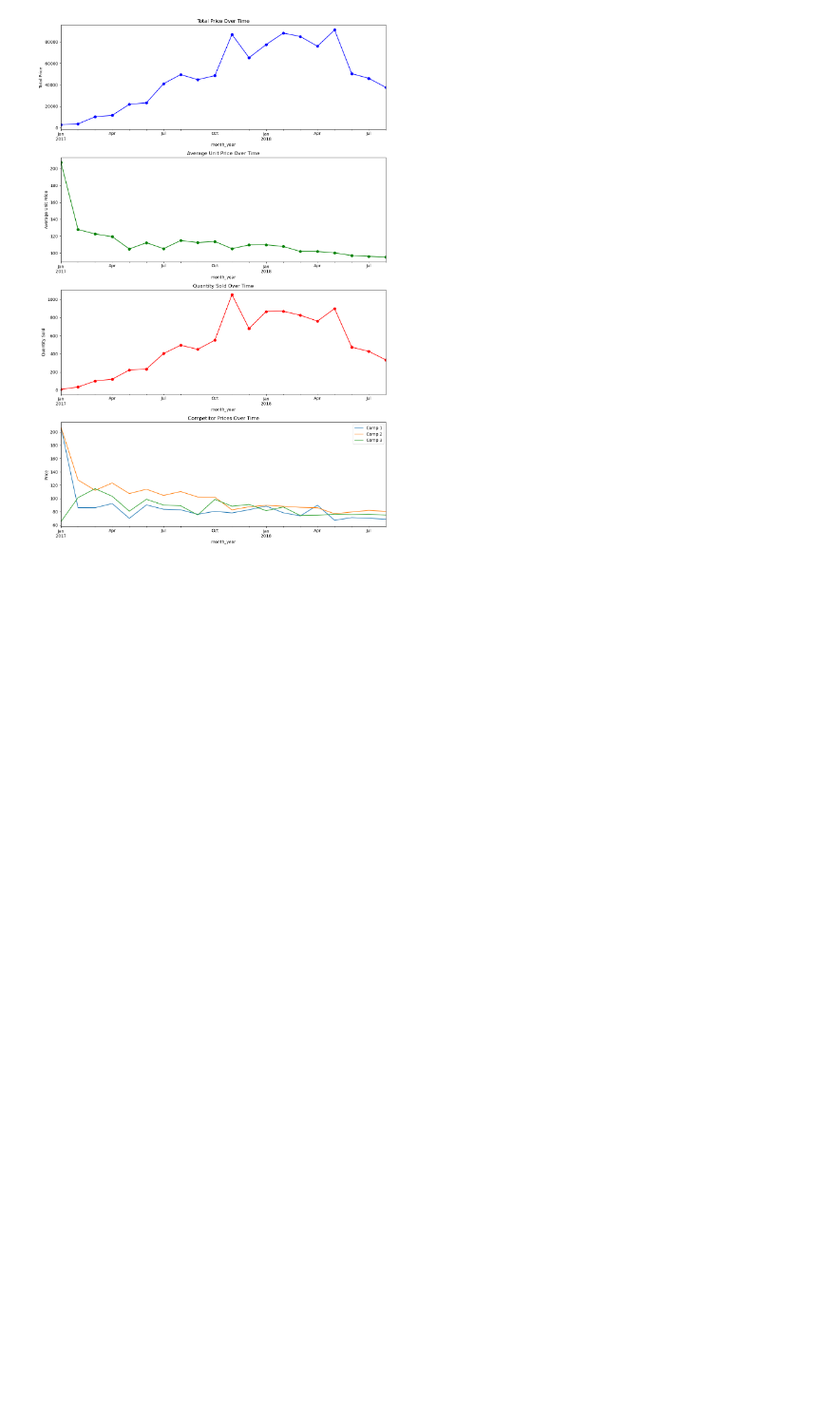
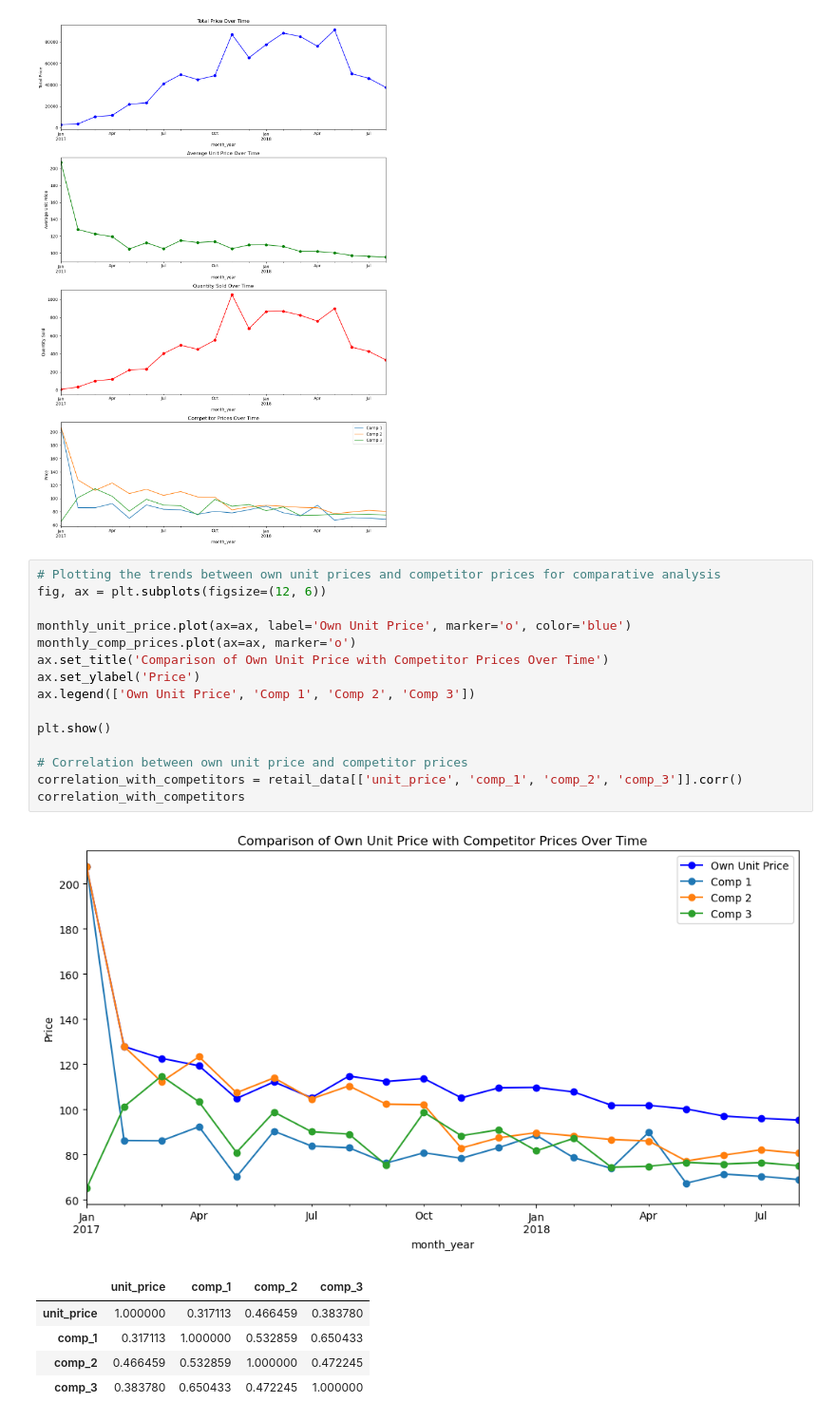
Before and after one commit to chrischukwuka2022/Retail-Price-Optimization-Project, a Jupyter notebook: Retail Price Optimization.ipynb, the cells around one changed output. Shown at 95% size. Saved outputs shown, nothing was run; the diff lists cells and outputs as text; blank space fills up the shorter version.

Commit message:
Retail Project

```diff
--- a/Retail Price Optimization.ipynb
+++ b/Retail Price Optimization.ipynb
@@ -139,3 +139,25 @@ plt.tight_layout()
 plt.show()
 # %% [output]
 [figure]
+# %%
+# Plotting the trends between own unit prices and competitor prices for comparative analysis
+fig, ax = plt.subplots(figsize=(12, 6))
+
+monthly_unit_price.plot(ax=ax, label='Own Unit Price', marker='o', color='blue')
+monthly_comp_prices.plot(ax=ax, marker='o')
+ax.set_title('Comparison of Own Unit Price with Competitor Prices Over Time')
+ax.set_ylabel('Price')
+ax.legend(['Own Unit Price', 'Comp 1', 'Comp 2', 'Comp 3'])
+
+plt.show()
+
+# Correlation between own unit price and competitor prices
+correlation_with_competitors = retail_data[['unit_price', 'comp_1', 'comp_2', 'comp_3']].corr()
+correlation_with_competitors
+# %% [output]
+[figure, added]
+|  | unit_price | comp_1 | comp_2 | comp_3 |
+| unit_price | 1.000000 | 0.317113 | 0.466459 | 0.383780 |
+| comp_1 | 0.317113 | 1.000000 | 0.532859 | 0.650433 |
+| comp_2 | 0.466459 | 0.532859 | 1.000000 | 0.472245 |
+| comp_3 | 0.383780 | 0.650433 | 0.472245 | 1.000000 |
```
Also changed, not shown: parts of 11 cells of this notebook.
